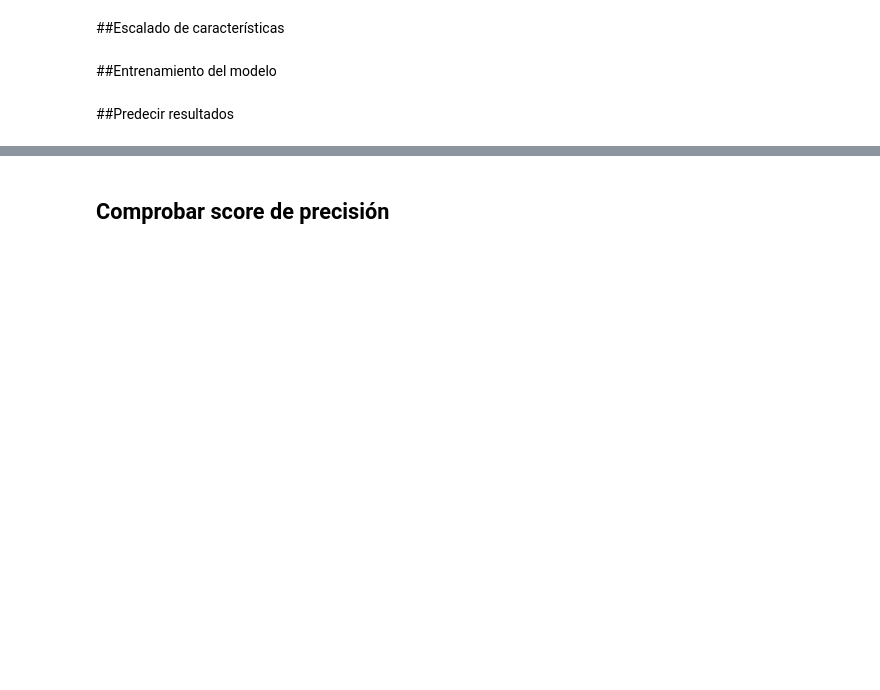
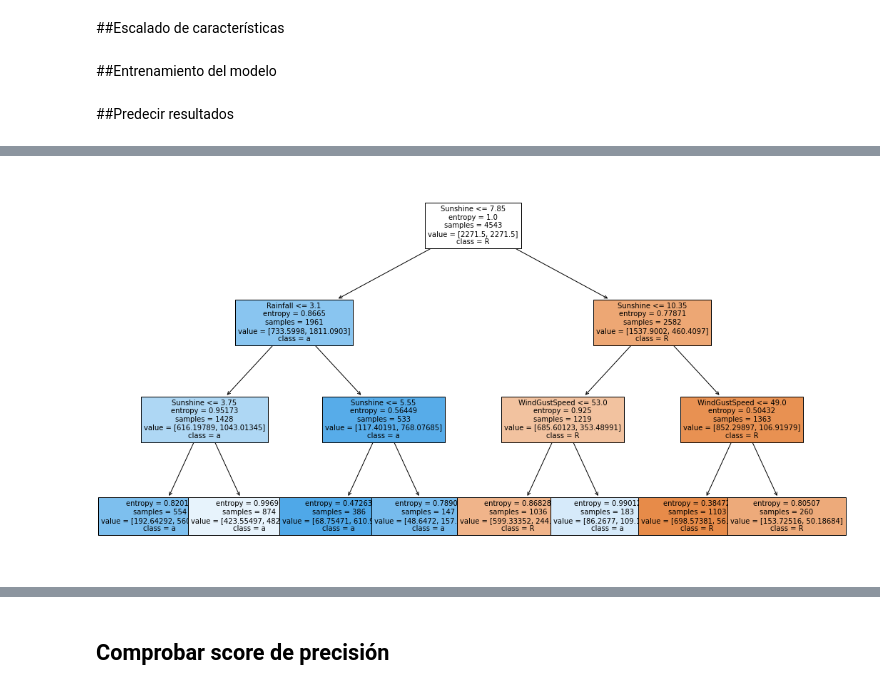
Before and after one commit to AaronOGI26/Examen2, a Jupyter notebook: RainTomorrow.ipynb, the cells around one changed output, grey strips where cells are left out. Saved outputs shown, nothing was run; the diff lists cells and outputs as text; code cells hidden in the pictures; blank space fills up the shorter version.

```diff
--- a/RainTomorrow.ipynb
+++ b/RainTomorrow.ipynb
@@ -913,3 +913,8 @@ Número de nodos terminales: 16
+# %%
+fig, ax = plt.subplots(figsize=(18, 10))
+plot = plot_tree (decision_tree = Tree,feature_names = features.columns,class_names='RainTomorrow',filled = True,impurity =True,fontsize = 10,precision = 5,ax = ax)
+# %% [output]
+[figure, added]
 # %%
 texto_modelo = export_text(
                     decision_tree = Tree,
```
Also changed, not shown: parts of 27 cells of this notebook.
